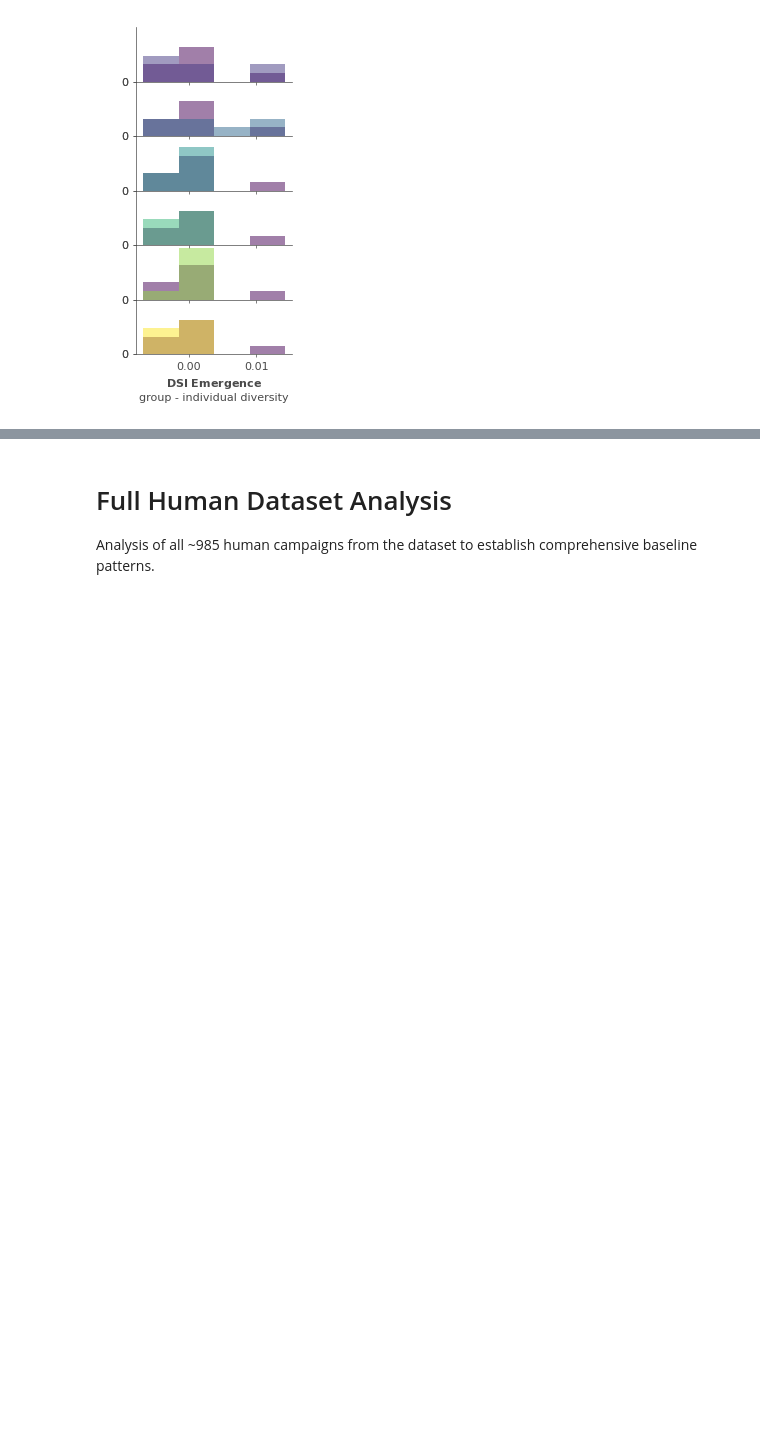
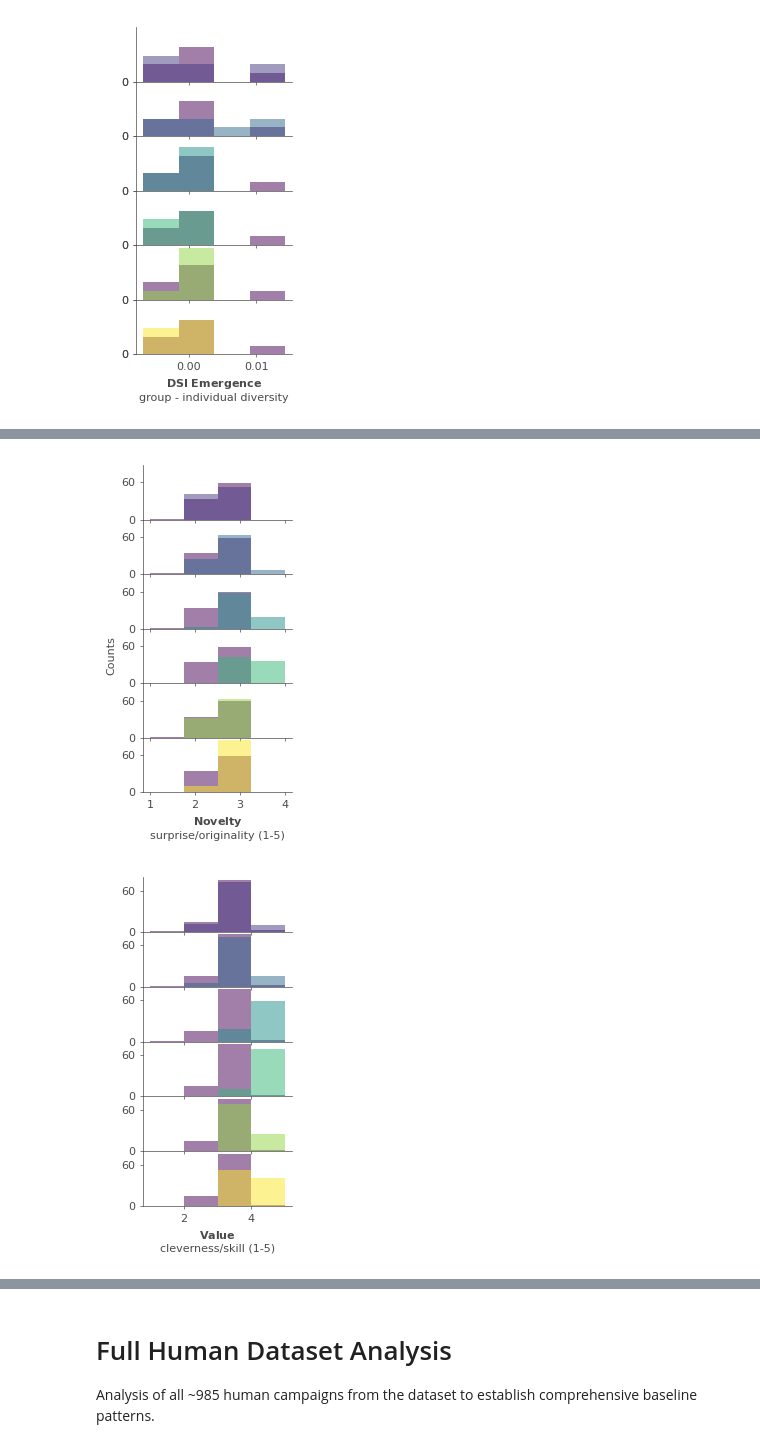
Before and after one commit to AnnieStephenson/dnd-dynamics, a Jupyter notebook: tutorials/game_log_analysis_tutorial.ipynb, the cells around one changed output, grey strips where cells are left out. Drawn from its saved outputs; the diff is of its cells as text; code cells hidden in the pictures; blank space fills up the shorter version.

```diff
--- a/tutorials/game_log_analysis_tutorial.ipynb
+++ b/tutorials/game_log_analysis_tutorial.ipynb
@@ -155,0 +106,5 @@ BERT model bert-base-uncased loaded and cached on mps
+# %%
+# === LLM JUDGE CREATIVITY METRIC ===
+# Note: This metric makes API calls and may take time/cost money
+
+llm_judge_results = metrics.analyze_llm_judge_creativity(dfs, force_refresh=FORCE_REFRESH)
@@ -360,3 +330,76 @@ Aggregated category sizes:
 [figure]
 [figure]
 [figure]
+# %%
+# === LLM JUDGE CREATIVITY COMPARISON HISTOGRAMS ===
+
+# Aggregate creativity dimensions by category
+novelty_agg, _ = pu.aggregate_metric(llm_judge_results, campaign_names, categories, CATEGORY_ORDER, 'novelty')
+print(len(np.concatenate(novelty_agg)))
+value_agg, _ = pu.aggregate_metric(llm_judge_results, campaign_names, categories, CATEGORY_ORDER, 'value')
+print(len(np.concatenate(value_agg)))
+adherence_agg, _ = pu.aggregate_metric(llm_judge_results, campaign_names, categories, CATEGORY_ORDER, 'adherence')
+print(len(np.concatenate(adherence_agg)))
+resonance_agg, _ = pu.aggregate_metric(llm_judge_results, campaign_names, categories, CATEGORY_ORDER, 'resonance')
+print(len(np.concatenate(resonance_agg)))
+creativity_agg, _ = pu.aggregate_metric(llm_judge_results, campaign_names, categories, CATEGORY_ORDER, 'creativity')
+
+# Novelty comparison
+pu.plot_comparison_histograms(
+    novelty_agg,
+    bins=5,
+    log_bins=False,
+    xlabel=r'$\mathbf{Novelty}$' + '\nsurprise/originality (1-5)',
+    figsize=(2.1, 4))
+plt.tight_layout()
+plt.subplots_adjust(hspace=0)
+plt.savefig(OUTPUT_DIR / 'human_vs_llm_novelty.pdf', transparent=True)
+
+# Value comparison
+pu.plot_comparison_histograms(
+    value_agg,
+    bins=5,
+    log_bins=False,
+    ylabel=" ",
+    xlabel=r'$\mathbf{Value}$' + '\ncleverness/skill (1-5)',
+    figsize=(2.1, 4))
+plt.tight_layout()
+plt.subplots_adjust(hspace=0)
+plt.savefig(OUTPUT_DIR / 'human_vs_llm_value.pdf', transparent=True)
+
+# Adherence comparison
+pu.plot_comparison_histograms(
+    adherence_agg,
+    bins=5,
+    log_bins=False,
+    ylabel=" ",
+    xlabel=r'$\mathbf{Adherence}$' + '\ncharacter/world fit (1-5)',
+    figsize=(2.1, 4))
+plt.tight_layout()
+plt.subplots_adjust(hspace=0)
+plt.savefig(OUTPUT_DIR / 'human_vs_llm_adherence.pdf', transparent=True)
+
+# Resonance comparison
+pu.plot_comparison_histograms(
+    resonance_agg,
+    bins=5,
+    log_bins=False,
+    ylabel=" ",
+    xlabel=r'$\mathbf{Resonance}$' + '\nmemorable/engaging (1-5)',
+    figsize=(2.1, 4))
+plt.tight_layout()
+plt.subplots_adjust(hspace=0)
+plt.savefig(OUTPUT_DIR / 'human_vs_llm_resonance.pdf', transparent=True)
+
+# Composite Creativity comparison (average of all dimensions)
+pu.plot_comparison_histograms(
+    creativity_agg,
+    bins=15,
+    log_bins=False,
+    ylabel=" ",
+    xlabel=r'$\mathbf{Creativity}$' + '\ncomposite score (1-5)',
+    figsize=(2.1, 4))
+plt.tight_layout()
+plt.subplots_adjust(hspace=0)
+plt.savefig(OUTPUT_DIR / 'human_vs_llm_creativity.pdf', transparent=True)
+# %% [output]
@@ -362,0 +410,2 @@ Aggregated category sizes:
+[figure, added]
+[figure, added]
```
Also changed, not shown: parts of 4 cells of this notebook, 3 other files.
